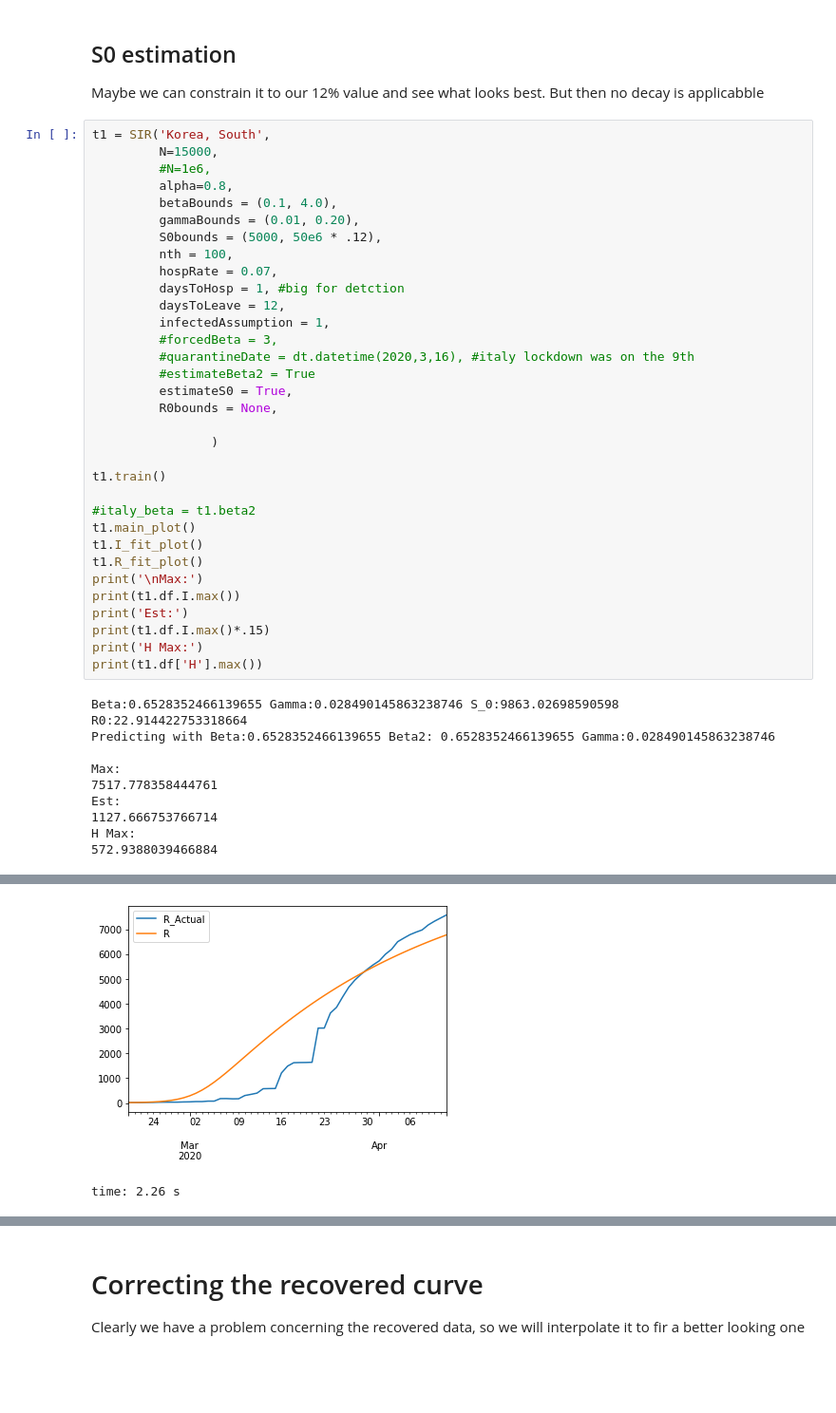
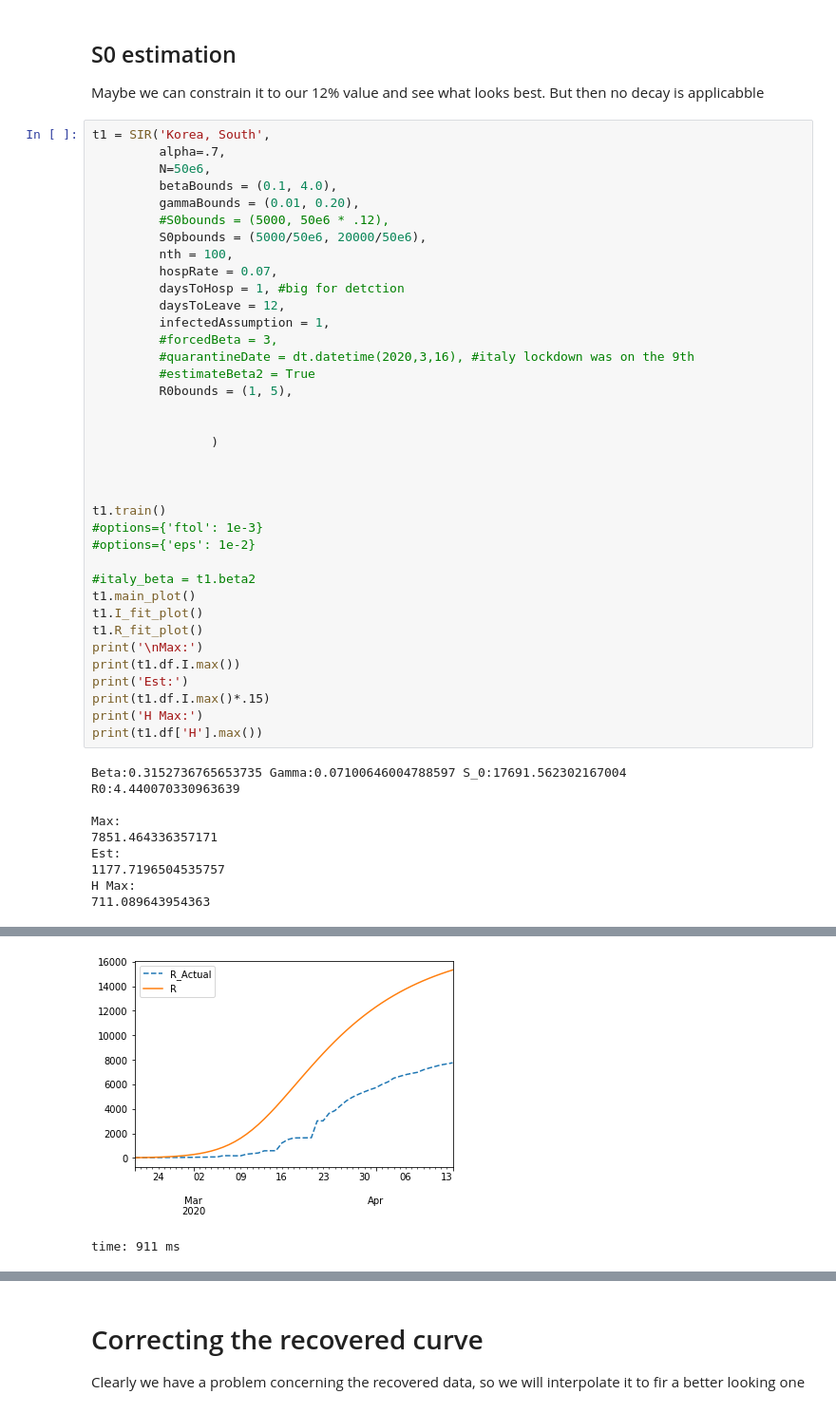
Before and after one commit to comunidadexp/sirfh-covid, a Jupyter notebook: Covid Spread Model.ipynb, the cells around one changed output, grey strips where cells are left out. Shown at 95% size. Saved outputs shown, nothing was run; the diff lists cells and outputs as text; blank space fills up the shorter version.

```diff
--- a/Covid Spread Model.ipynb
+++ b/Covid Spread Model.ipynb
@@ -565,12 +565,12 @@ time: 13.3 s
 Maybe we can constrain it to our 12% value and see what looks best. But then no decay is applicabble
 # %%
 t1 = SIR('Korea, South',
-         N=15000,
-         #N=1e6,
-         alpha=0.8,
+         alpha=.7,
+         N=50e6,
          betaBounds = (0.1, 4.0),
          gammaBounds = (0.01, 0.20),
-         S0bounds = (5000, 50e6 * .12),
+         #S0bounds = (5000, 50e6 * .12),
+         S0pbounds = (5000/50e6, 20000/50e6),
          nth = 100,
          hospRate = 0.07,
          daysToHosp = 1, #big for detction
@@ -579,12 +579,16 @@ t1 = SIR('Korea, South',
          #forcedBeta = 3,
          #quarantineDate = dt.datetime(2020,3,16), #italy lockdown was on the 9th
          #estimateBeta2 = True
-         estimateS0 = True,
-         R0bounds = None,
+         R0bounds = (1, 5),
+
 
                 )
 
+
+
 t1.train()
+#options={'ftol': 1e-3}
+#options={'eps': 1e-2}
 
 #italy_beta = t1.beta2
 t1.main_plot()
@@ -597,13 +601,12 @@ print(t1.df.I.max()*.15)
 print('H Max:')
 print(t1.df['H'].max())
 # %% [output]
-Beta:0.6528352466139655 Gamma:0.028490145863238746 S_0:9863.02698590598
-R0:22.914422753318664
-Predicting with Beta:0.6528352466139655 Beta2: 0.6528352466139655 Gamma:0.028490145863238746
+Beta:0.3152736765653735 Gamma:0.07100646004788597 S_0:17691.562302167004
+R0:4.440070330963639
 
 Max:
-7517.778358444761
+7851.464336357171
 Est:
-1127.666753766714
+1177.7196504535757
 H Max:
-572.9388039466884
+711.089643954363
@@ -612,2 +615,2 @@ H Max:
-[figure, old version]
+[figure, new version]
-time: 2.26 s
+time: 911 ms
```
Also changed, not shown: parts of 32 cells of this notebook, 1 other file.
